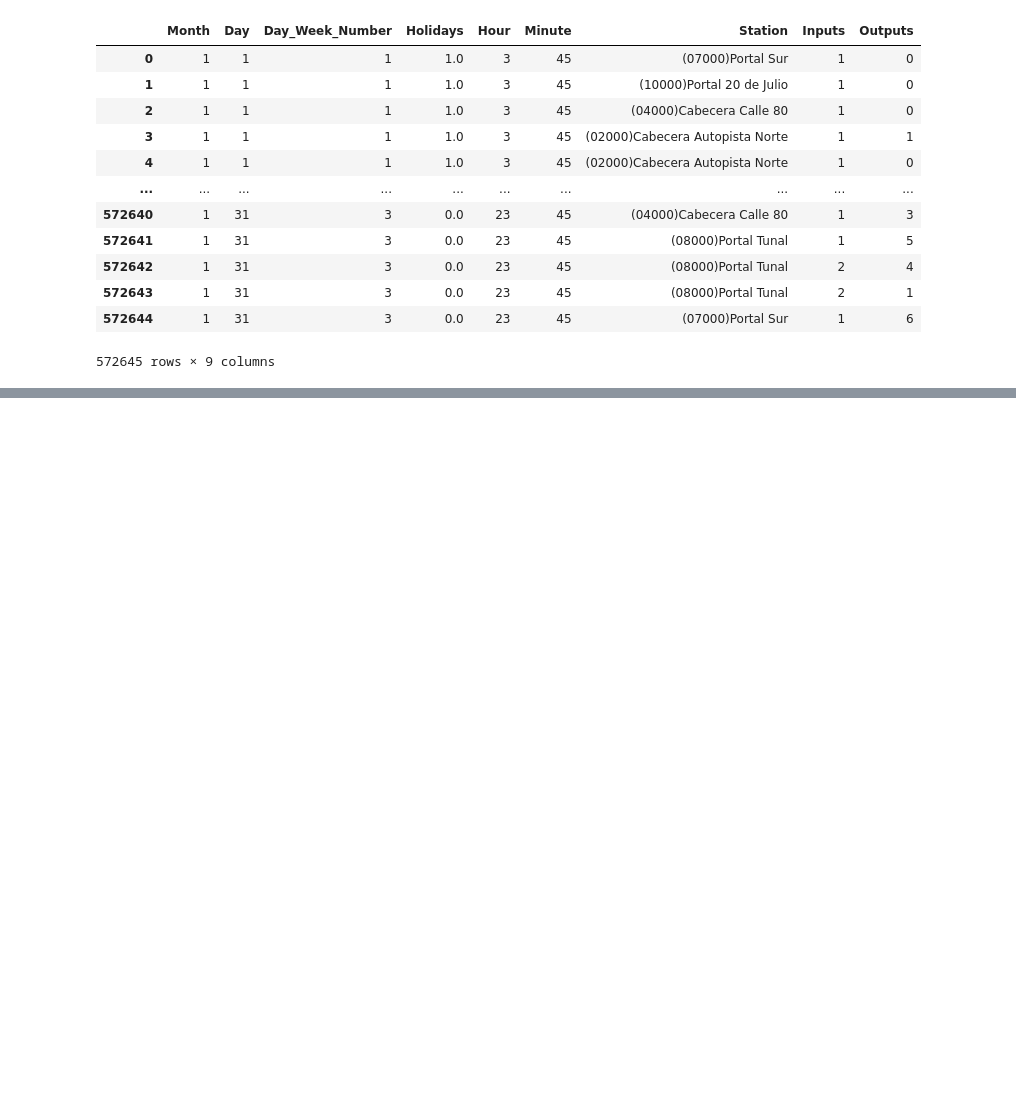
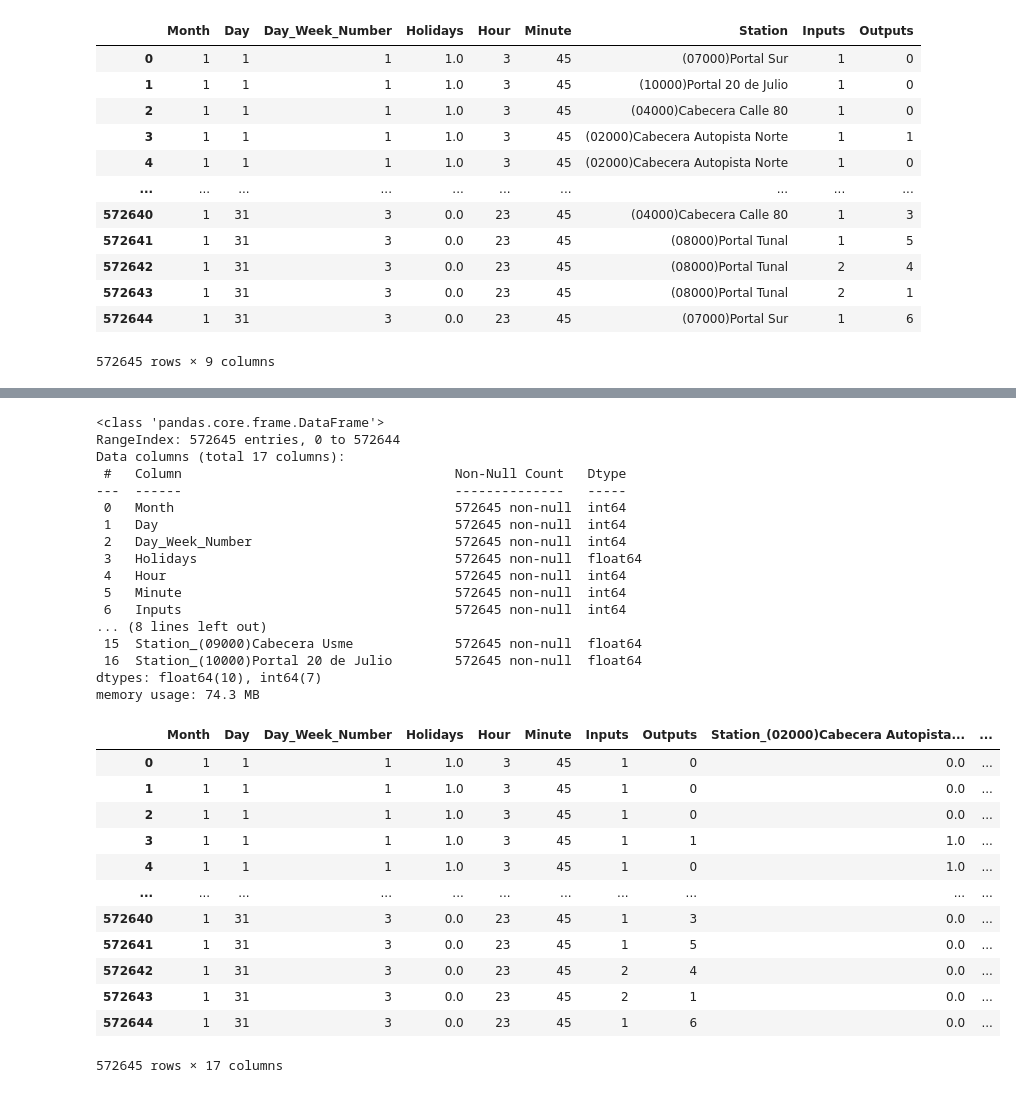
Before and after one commit to alexcarvajal/ModeloPrediccionBRT, a Jupyter notebook: SeleccionTiemposEntrenamiento.ipynb, the cells around one changed output, grey strips where cells are left out. Cells and saved outputs as stored; diff of their text form; code cells hidden in the pictures; blank space fills up the shorter version.

```diff
--- a/SeleccionTiemposEntrenamiento.ipynb
+++ b/SeleccionTiemposEntrenamiento.ipynb
@@ -181,0 +201,56 @@ See the caveats in the documentation: https://pandas.pydata.org/pandas-docs/stab
+# %%
+data1_filtrado
+# Crear el codificador OneHot
+encoder = OneHotEncoder(sparse_output=False)
+
+# Seleccionar las columnas a codificar
+columns_to_encode = ['Station']
+
+# Aplicar OneHot Encoding a las columnas seleccionadas
+encoded_data = encoder.fit_transform(data1_filtrado[columns_to_encode])
+
+# Crear un DataFrame con los datos codificados
+encoded_df = pd.DataFrame(encoded_data, columns=encoder.get_feature_names_out(columns_to_encode))
+
+# Concatenar el DataFrame codificado con el original (excluyendo las columnas ya codificadas)
+result = pd.concat([data1_filtrado.drop(columns_to_encode, axis=1), encoded_df], axis=1)
+pd.set_option('display.max_columns', None)
+
+# Mostrar las primeras filas del DataFrame resultante
+
+#result.to_csv('validacionTroncal20230806to27EngTop10Cod.csv', index=False)
+result.rename(columns={'Day_Number_Week': 'Day_Week_Number'}, inplace=True)
+result.info()
+result
+#result.to_csv('datasetDiciembre4-10.csv', index=False)
+# %% [output]
+<class 'pandas.core.frame.DataFrame'>
+RangeIndex: 572645 entries, 0 to 572644
+Data columns (total 17 columns):
+ #   Column                                   Non-Null Count   Dtype
+---  ------                                   --------------   -----
+ 0   Month                                    572645 non-null  int64
+ 1   Day                                      572645 non-null  int64
+ 2   Day_Week_Number                          572645 non-null  int64
+ 3   Holidays                                 572645 non-null  float64
+ 4   Hour                                     572645 non-null  int64
+ 5   Minute                                   572645 non-null  int64
+ 6   Inputs                                   572645 non-null  int64
+... (8 lines left out)
+ 15  Station_(09000)Cabecera Usme             572645 non-null  float64
+ 16  Station_(10000)Portal 20 de Julio        572645 non-null  float64
+dtypes: float64(10), int64(7)
+memory usage: 74.3 MB
+|  | Month | Day | Day_Week_Number | Holidays | Hour | Minute | Inputs | Outputs | Station_(02000)Cabecera Autopista... | ... |
+| 0 | 1 | 1 | 1 | 1.0 | 3 | 45 | 1 | 0 | 0.0 | ... |
+| 1 | 1 | 1 | 1 | 1.0 | 3 | 45 | 1 | 0 | 0.0 | ... |
+| 2 | 1 | 1 | 1 | 1.0 | 3 | 45 | 1 | 0 | 0.0 | ... |
+| 3 | 1 | 1 | 1 | 1.0 | 3 | 45 | 1 | 1 | 1.0 | ... |
+| 4 | 1 | 1 | 1 | 1.0 | 3 | 45 | 1 | 0 | 1.0 | ... |
+| ... | ... | ... | ... | ... | ... | ... | ... | ... | ... | ... |
+| 572640 | 1 | 31 | 3 | 0.0 | 23 | 45 | 1 | 3 | 0.0 | ... |
+| 572641 | 1 | 31 | 3 | 0.0 | 23 | 45 | 1 | 5 | 0.0 | ... |
+| 572642 | 1 | 31 | 3 | 0.0 | 23 | 45 | 2 | 4 | 0.0 | ... |
+| 572643 | 1 | 31 | 3 | 0.0 | 23 | 45 | 2 | 1 | 0.0 | ... |
+| 572644 | 1 | 31 | 3 | 0.0 | 23 | 45 | 1 | 6 | 0.0 | ... |
+572645 rows × 17 columns
```
Also changed, not shown: parts of 1 cell of this notebook.
